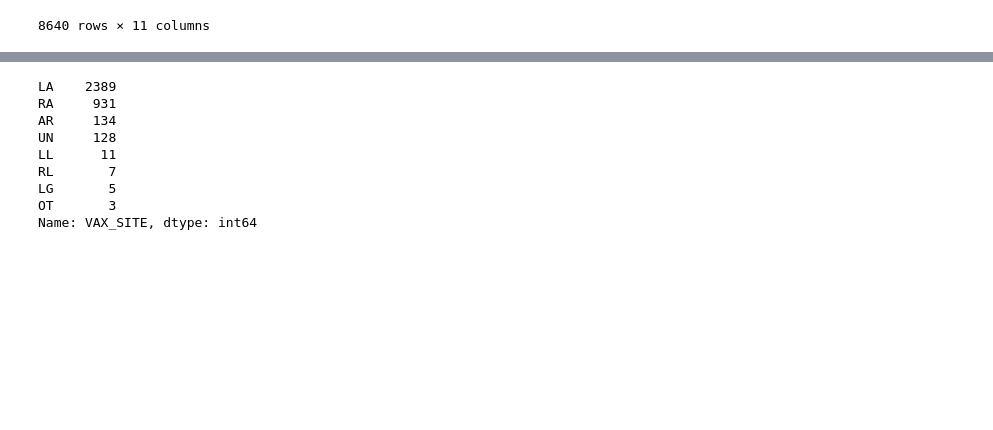
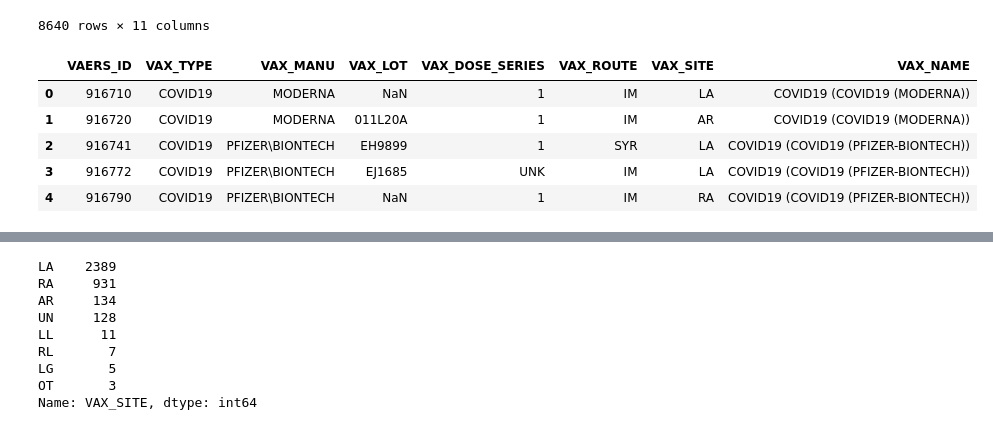
Before and after one commit to mitchjablonski/COVID_Data_Review_Pipeline, a Jupyter notebook: COVID_Data.ipynb, the cells around one changed output, grey strips where cells are left out. Drawn from its saved outputs; the diff is of its cells as text; code cells hidden in the pictures; blank space fills up the shorter version.

```diff
--- a/COVID_Data.ipynb
+++ b/COVID_Data.ipynb
@@ -198,6 +198,15 @@ vaers_symps_data
 8640 rows × 11 columns
 # %%
 vaers_vax_data = pd.read_csv('../COVID_data/vaccine_response_data/2021VAERSVAX.csv', encoding=charenc)
+# %%
+vaers_vax_data.head()
+# %% [output]
+|  | VAERS_ID | VAX_TYPE | VAX_MANU | VAX_LOT | VAX_DOSE_SERIES | VAX_ROUTE | VAX_SITE | VAX_NAME |
+| 0 | 916710 | COVID19 | MODERNA | NaN | 1 | IM | LA | COVID19 (COVID19 (MODERNA)) |
+| 1 | 916720 | COVID19 | MODERNA | 011L20A | 1 | IM | AR | COVID19 (COVID19 (MODERNA)) |
+| 2 | 916741 | COVID19 | PFIZER\BIONTECH | EH9899 | 1 | SYR | LA | COVID19 (COVID19 (PFIZER-BIONTECH)) |
+| 3 | 916772 | COVID19 | PFIZER\BIONTECH | EJ1685 | UNK | IM | LA | COVID19 (COVID19 (PFIZER-BIONTECH)) |
+| 4 | 916790 | COVID19 | PFIZER\BIONTECH | NaN | 1 | IM | RA | COVID19 (COVID19 (PFIZER-BIONTECH)) |
 # %%
 vaers_vax_data['VAX_NAME'].value_counts()
 # %% [output]
```
Also changed, not shown: parts of 10 cells of this notebook.
